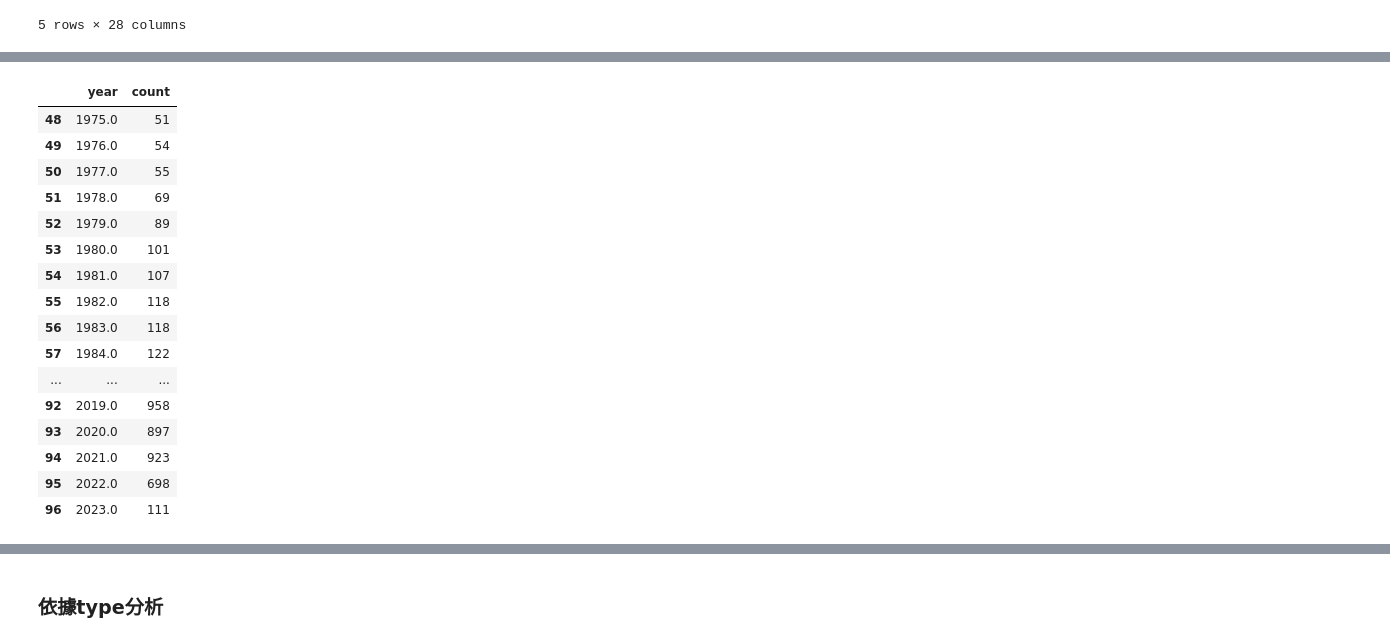
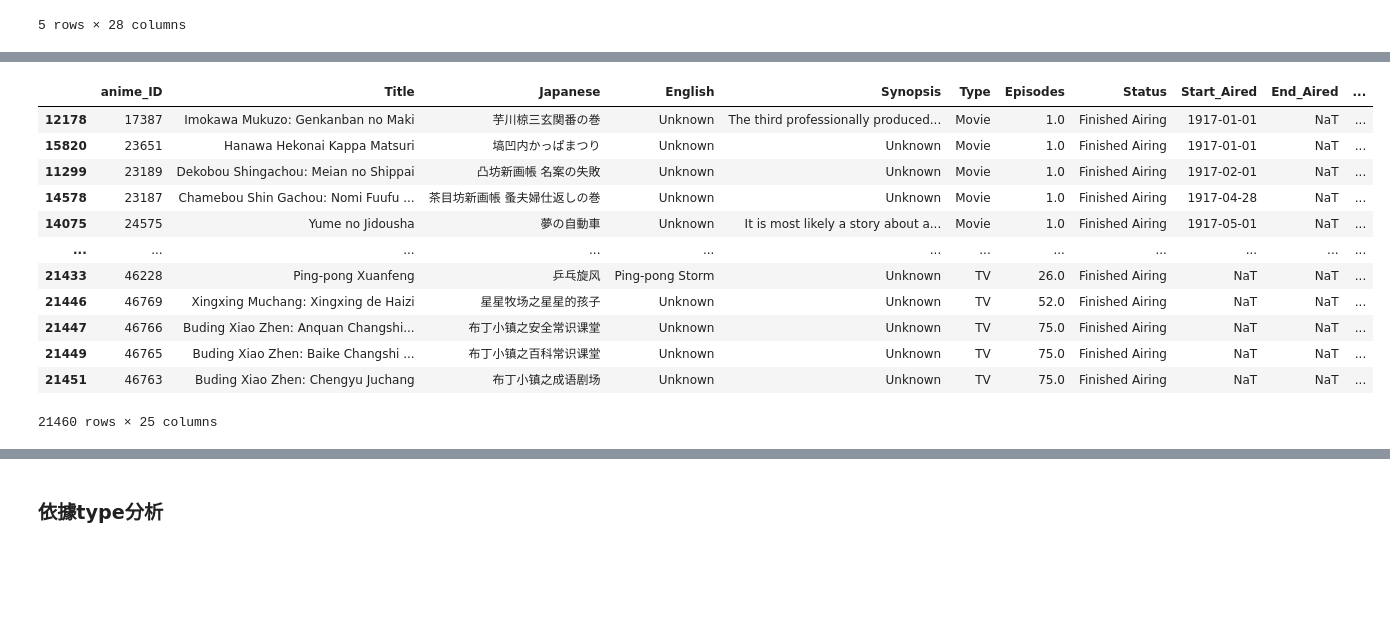
Before and after one commit to danielwu1202/anime-dashboard, a Jupyter notebook: 資料清理.ipynb, the cells around one changed output, grey strips where cells are left out. Drawn from its saved outputs; the diff is of its cells as text; code cells hidden in the pictures; blank space fills up the shorter version.

```diff
--- a/資料清理.ipynb
+++ b/資料清理.ipynb
@@ -31,7 +34,3 @@ Index(['ID', 'Title', 'Japanese', 'English', 'Synopsis', 'Type', 'Episodes',
        'Duration_Minutes', 'Rating', 'Score', 'Scored_Users', 'Ranked',
        'Popularity', 'Members', 'Favorites'],
       dtype='object')
-# %%
-# 按照日期排序
-anime_data = anime_data.sort_values(by='Start_Aired')
-anime_data.head()
@@ -46,4 +36,0 @@ anime_data.head()
-# %%
-# 將年份擷取出來形成新columns
-anime_data['year'] = anime_data['Start_Aired'].str.extract(r'(\d{4})')
-anime_data['year'] = pd.to_numeric(anime_data['year'])
@@ -74,20 +36,0 @@ df_year[df_year["year"] > 1990]
-# %%
-df_year[df_year["count"] > 50]
-# %% [output]
-|  | year | count |
-| 48 | 1975.0 | 51 |
-| 49 | 1976.0 | 54 |
-| 50 | 1977.0 | 55 |
-| 51 | 1978.0 | 69 |
-| 52 | 1979.0 | 89 |
-| 53 | 1980.0 | 101 |
-| 54 | 1981.0 | 107 |
-| 55 | 1982.0 | 118 |
-| 56 | 1983.0 | 118 |
-| 57 | 1984.0 | 122 |
-| ... | ... | ... |
-| 92 | 2019.0 | 958 |
-| 93 | 2020.0 | 897 |
-| 94 | 2021.0 | 923 |
-| 95 | 2022.0 | 698 |
-| 96 | 2023.0 | 111 |
@@ -93,0 +42,16 @@ df_year[df_year["count"] > 50]
+# %%
+anime_data
+# %% [output]
+|  | anime_ID | Title | Japanese | English | Synopsis | Type | Episodes | Status | Start_Aired | End_Aired | ... |
+| 12178 | 17387 | Imokawa Mukuzo: Genkanban no Maki | 芋川椋三玄関番の巻 | Unknown | The third professionally produced... | Movie | 1.0 | Finished Airing | 1917-01-01 | NaT | ... |
+| 15820 | 23651 | Hanawa Hekonai Kappa Matsuri | 塙凹内かっぱまつり | Unknown | Unknown | Movie | 1.0 | Finished Airing | 1917-01-01 | NaT | ... |
+| 11299 | 23189 | Dekobou Shingachou: Meian no Shippai | 凸坊新画帳 名案の失敗 | Unknown | Unknown | Movie | 1.0 | Finished Airing | 1917-02-01 | NaT | ... |
+| 14578 | 23187 | Chamebou Shin Gachou: Nomi Fuufu ... | 茶目坊新画帳 蚤夫婦仕返しの巻 | Unknown | Unknown | Movie | 1.0 | Finished Airing | 1917-04-28 | NaT | ... |
+| 14075 | 24575 | Yume no Jidousha | 夢の自動車 | Unknown | It is most likely a story about a... | Movie | 1.0 | Finished Airing | 1917-05-01 | NaT | ... |
+| ... | ... | ... | ... | ... | ... | ... | ... | ... | ... | ... | ... |
+| 21433 | 46228 | Ping-pong Xuanfeng | 乒乓旋风 | Ping-pong Storm | Unknown | TV | 26.0 | Finished Airing | NaT | NaT | ... |
+| 21446 | 46769 | Xingxing Muchang: Xingxing de Haizi | 星星牧场之星星的孩子 | Unknown | Unknown | TV | 52.0 | Finished Airing | NaT | NaT | ... |
+| 21447 | 46766 | Buding Xiao Zhen: Anquan Changshi... | 布丁小镇之安全常识课堂 | Unknown | Unknown | TV | 75.0 | Finished Airing | NaT | NaT | ... |
+| 21449 | 46765 | Buding Xiao Zhen: Baike Changshi ... | 布丁小镇之百科常识课堂 | Unknown | Unknown | TV | 75.0 | Finished Airing | NaT | NaT | ... |
+| 21451 | 46763 | Buding Xiao Zhen: Chengyu Juchang | 布丁小镇之成语剧场 | Unknown | Unknown | TV | 75.0 | Finished Airing | NaT | NaT | ... |
+21460 rows × 25 columns
```
Also changed, not shown: parts of 30 cells of this notebook.
